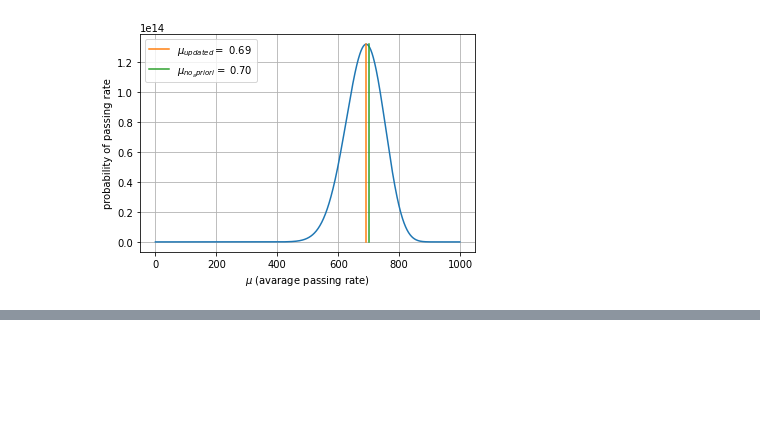
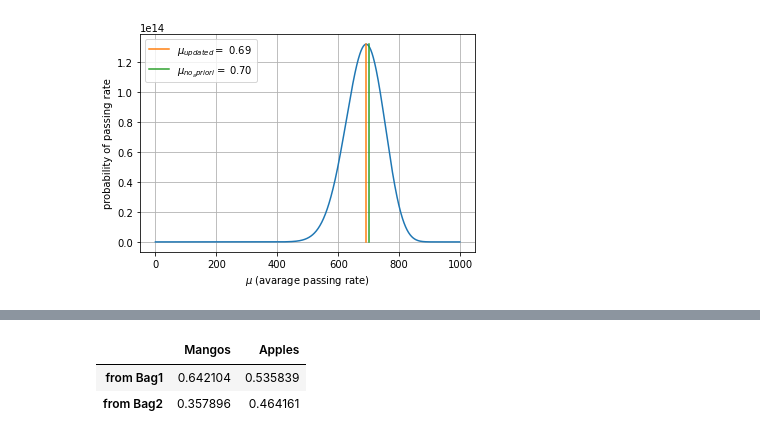
Before and after one commit to Przasa/MML-Companion, a Jupyter notebook: notes_chapter6.ipynb, the cells around one changed output, grey strips where cells are left out. Drawn from its saved outputs; the diff is of its cells as text; code cells hidden in the pictures; blank space fills up the shorter version.

Commit message:
Bayes Theorem done

```diff
--- a/notes_chapter6.ipynb
+++ b/notes_chapter6.ipynb
@@ -470,0 +480,25 @@ ax[2].legend()
+# %%
+# E.g. 6.4 Bayes Theorem
+
+import pandas as pd
+
+
+M_IN_1,M_IN_2,A_IN_1,A_IN_2  = 42,47,23,40 # dla ciekawszych wynikow
+prior_bag1,prior_bag2=0.6,0.4
+
+df =pd.DataFrame(np.array([[M_IN_1,A_IN_1],[M_IN_2,A_IN_2]]),columns=['Mangos','Apples'],index=['Bag1','Bag2'])
+prior=pd.DataFrame(np.array([[prior_bag1],[prior_bag2]]),index=df.index)
+
+
+like_fruitinbag=(df.T/df.sum(axis=1)).T
+like_fruitinbag_withprior=(like_fruitinbag.T*prior[0]).T
+posterior = (like_fruitinbag_withprior /like_fruitinbag_withprior.sum(axis=0))
+posterior.index =['from Bag1','from Bag2']
+posterior.columns=['prob of Mangos','prob of Apple from']
+# posterior['Mangos']['Bag2']
+# df,like_fruitinbag,prior,like_fruitinbag_withprior,posterior
+posterior
+# %% [output]
+|  | Mangos | Apples |
+| from Bag1 | 0.642104 | 0.535839 |
+| from Bag2 | 0.357896 | 0.464161 |
```
Also changed, not shown: parts of 3 cells of this notebook.
